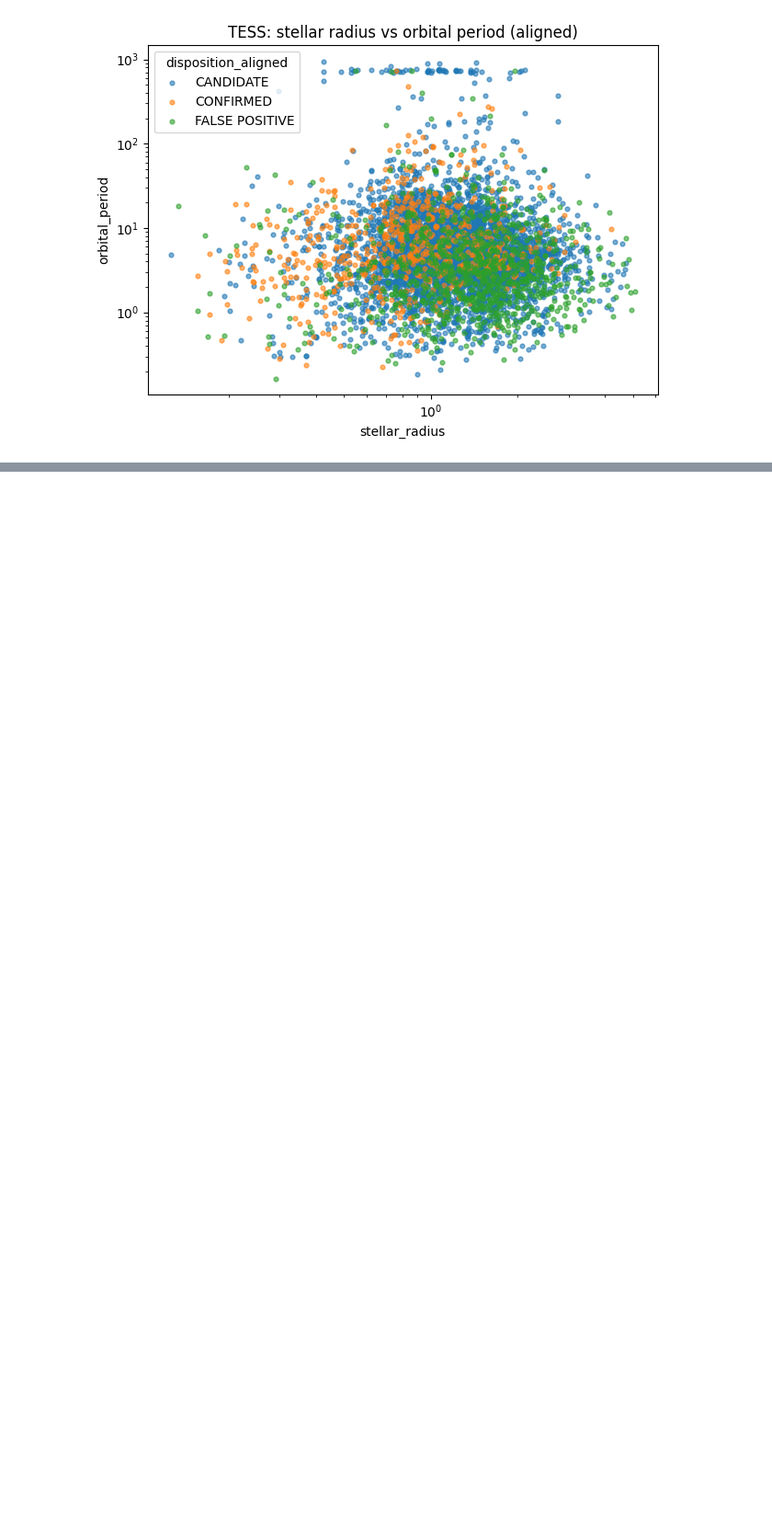
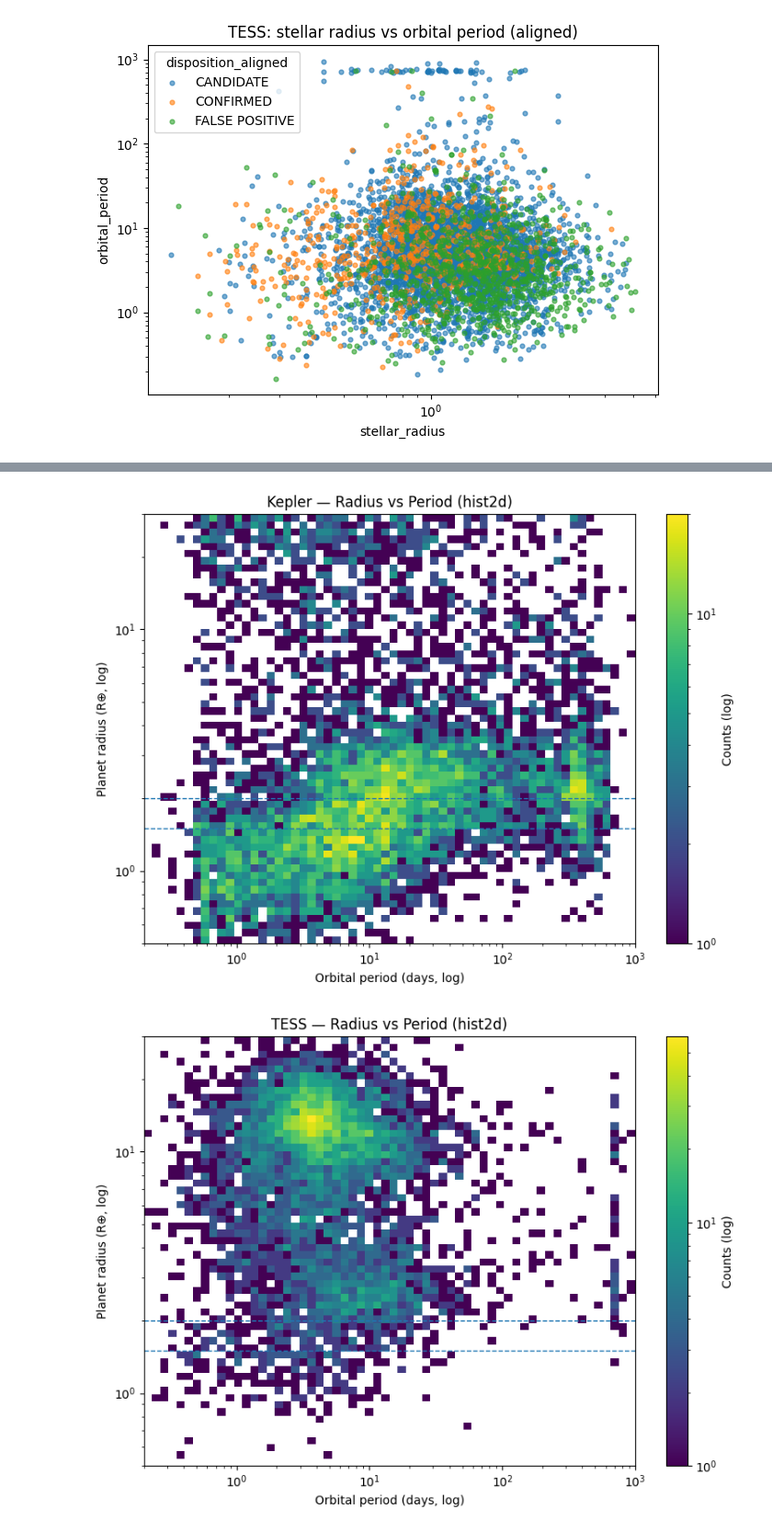
Before and after one commit to Jane-bunny/exoplanet-app, a Jupyter notebook: notebooks/03_eda_visualisation.ipynb, the cells around one changed output, grey strips where cells are left out. Shown at 92% size. Saved outputs shown, nothing was run; the diff lists cells and outputs as text; code cells hidden in the pictures; blank space fills up the shorter version.

Commit message:
feat: add density plots, difference map, and GMM clustering for Kepler/TESS in 03 EDA visualisation

```diff
--- a/notebooks/03_eda_visualisation.ipynb
+++ b/notebooks/03_eda_visualisation.ipynb
@@ -368,0 +433,9 @@ scatter(
+# %%
+hist2d_radius_period(kepler_phys, "Kepler — Radius vs Period (hist2d)",
+                     fname="kepler_rp_hist2d.png")
+
+hist2d_radius_period(tess_phys, "TESS — Radius vs Period (hist2d)",
+                     fname="tess_rp_hist2d.png")
+# %% [output]
+[figure, added]
+[figure, added]
```
Also changed, not shown: parts of 11 cells of this notebook, 5 other files.
